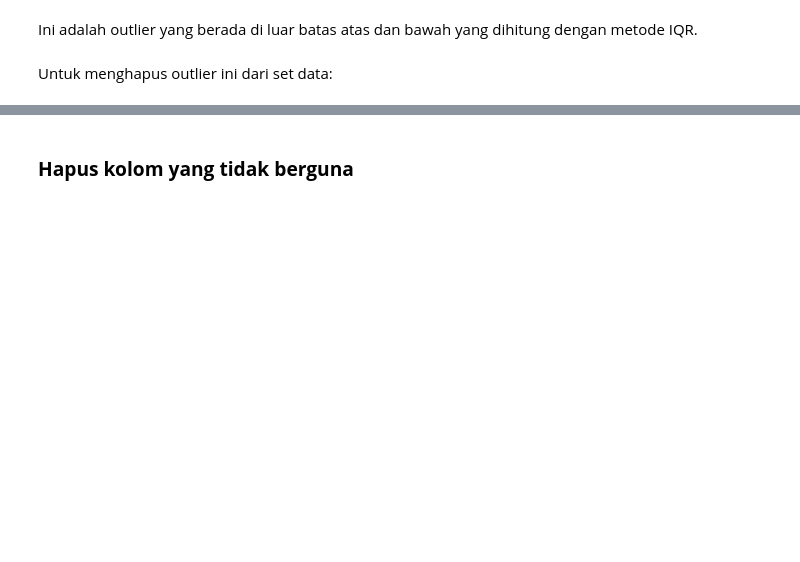
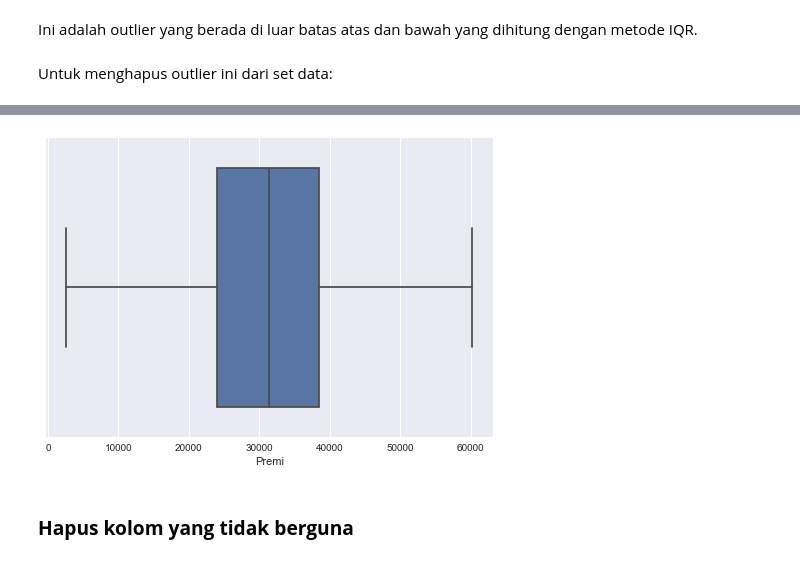
Before and after one commit to dioapw/school-project-machine-learning-classification, a Jupyter notebook: dio-1301194290-ml-tubes-2.ipynb, the cells around one changed output, grey strips where cells are left out. Cells and saved outputs as stored; diff of their text form; code cells hidden in the pictures; blank space fills up the shorter version.

```diff
--- a/dio-1301194290-ml-tubes-2.ipynb
+++ b/dio-1301194290-ml-tubes-2.ipynb
@@ -237,0 +488,2 @@ Hal ini menandakan bahwa tidak duplicate value
+# %%
+df_test.drop_duplicates(keep = False, inplace = True)
@@ -250,3 +541,5 @@ df.dropna(inplace=True) # Using dropna to drop all NaN values in the Dataframe
+# %%
+df_test.dropna(inplace=True) # Using dropna to drop all NaN values in the Dataframe test
 # %% [markdown]
 Hasil setelah penanganan nilai hilang
 # %%
@@ -265,0 +593,10 @@ print("Lower Whisker: ", lower_limit)
+# %%
+# IQR for test data
+Q1_test = df_test['Premi'].quantile(0.25)
+Q3_test = df_test['Premi'].quantile(0.75)
+IQR_test = Q3_test - Q1_test
+upper_limit_test = Q3_test + 1.5 * IQR_test
+lower_limit_test = Q1_test - 1.5 * IQR_test
+
+print("Upper whisker test data: ", upper_limit_test)
+print("Lower Whisker test data: ", lower_limit_test)
@@ -278 +651,4 @@ df = df[(df['Premi'] > lower_limit) & (df['Premi'] < upper_limit)]
+# %%
+# test data
+df_test = df_test[(df_test['Premi'] > lower_limit_test) & (df_test['Premi'] < upper_limit_test)]
 # %%
@@ -281,3 +660,9 @@ sns.despine()
+# %%
+# test data
+sns.boxplot(x=df_test['Premi'])
+sns.despine()
+# %% [output]
+[figure, added]
 # %% [markdown]
 ### **Hapus kolom yang tidak berguna**
 # %%
```
Also changed, not shown: parts of 89 cells of this notebook, 3 other files.
